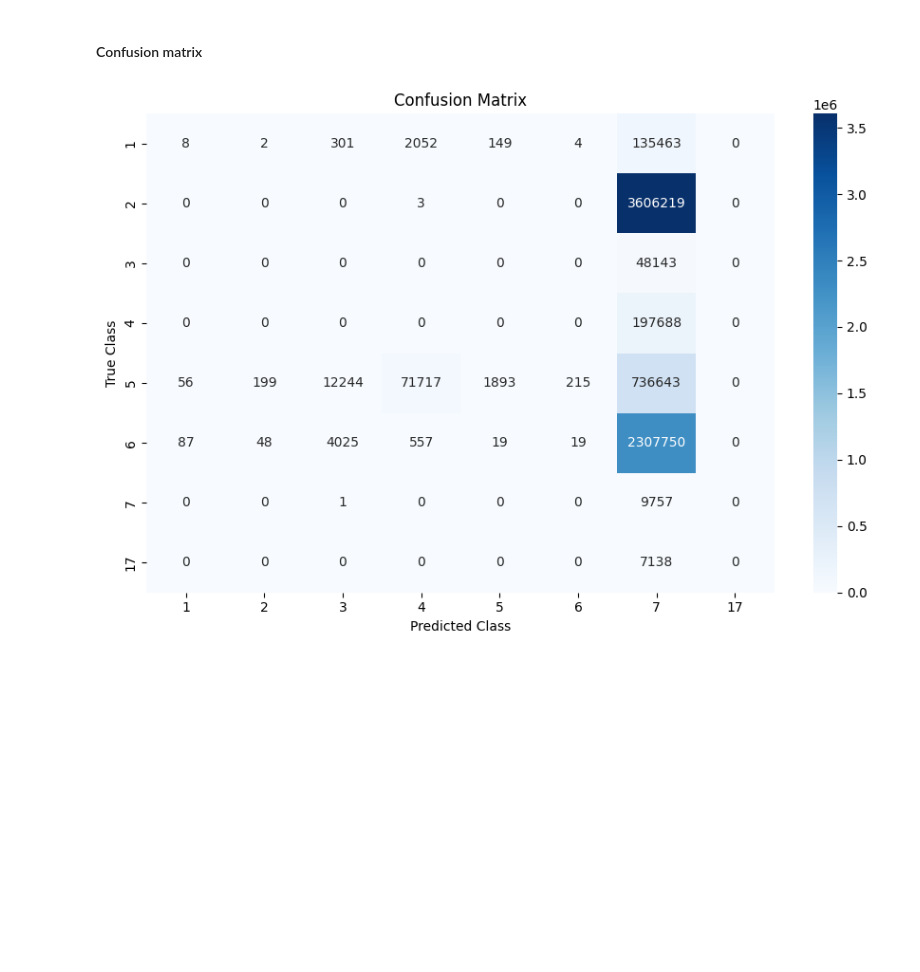
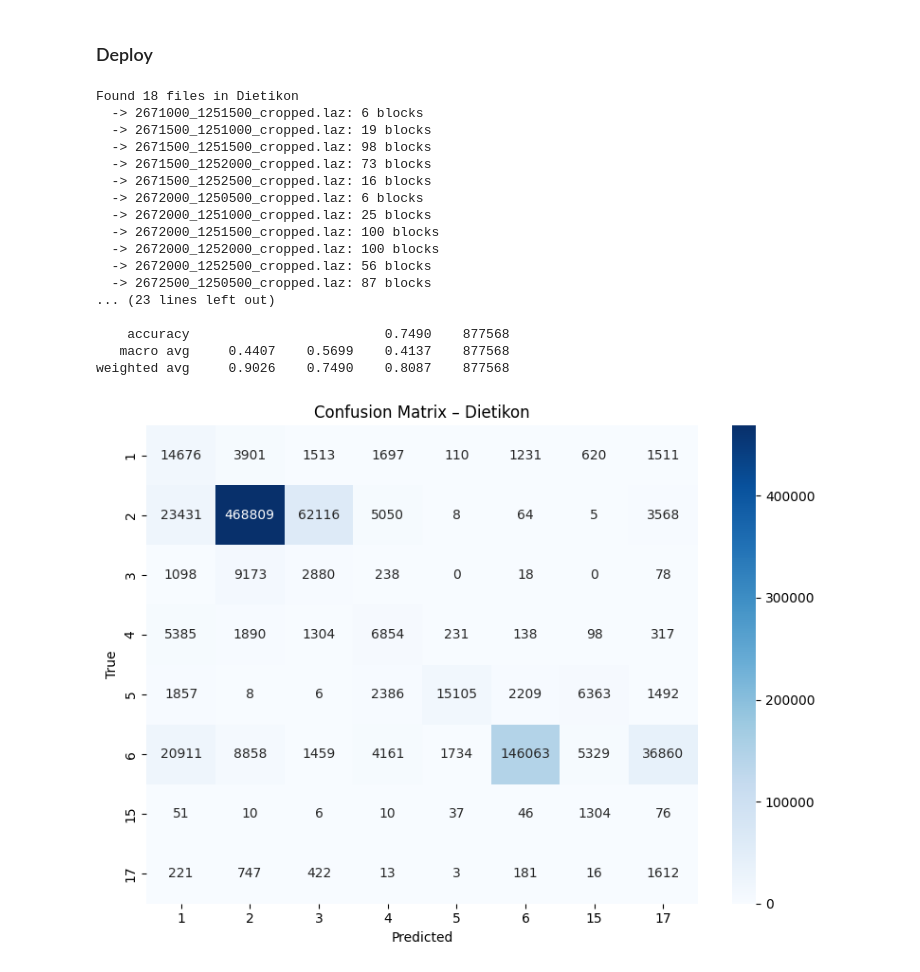
Before and after one commit to NicolaNoger/Point-Cloud_Segmentation, a Jupyter notebook: code/sandbox_3.ipynb, the cells around one changed output. Cells and saved outputs as stored; diff of their text form; code cells hidden in the pictures; blank space fills up the shorter version.

Commit message:
adjusted models + test file cutting for all municipalities

```diff
--- a/code/sandbox_3.ipynb
+++ b/code/sandbox_3.ipynb
@@ -708,26 +469,2 @@ weighted avg       0.13      0.00      0.00   7142400
-# %% [markdown]
-#### Confusion matrix
-# %%
-# Flatten labels
-y2_true = y2_true_flat
-y2_pred_flat = y2_pred_labels.flatten()
-
-# Get inverse label map for display
-inv_label_map = {v: k for k, v in label_map.items()}
-labels = sorted(inv_label_map.keys())
-
-# Compute confusion matrix
-cm = confusion_matrix(y2_true, y2_pred_flat, labels=labels)
-
-# Plot
-plt.figure(figsize=(9, 6))
-sns.heatmap(cm, annot=True, fmt="d", cmap="Blues",
-            xticklabels=[f"{inv_label_map[i]}" for i in labels],
-            yticklabels=[f"{inv_label_map[i]}" for i in labels])
-plt.title("Confusion Matrix")
-plt.xlabel("Predicted Class")
-plt.ylabel("True Class")
-plt.tight_layout()
-plt.show()
-# %% [output]
-[figure, removed]
+# %% [markdown]
+### Deploy
@@ -733,0 +591,35 @@ plt.show()
+# %%
+X_test, y_test = load_city_blocks(
+    municipality_name="Dietikon",
+    base_folder=r"C:/Users/flori/Desktop/pa-1_data/clipped_files",
+    N_POINTS=1024,
+    scaler=scaler,
+    label_map=label_map
+)
+
+evaluate_city(
+    municipality_name="Dietikon",
+    X_test=X_test,
+    y_test=y_test,
+    model=model,
+    label_map=label_map
+)
+# %% [output]
+Found 18 files in Dietikon
+  -> 2671000_1251500_cropped.laz: 6 blocks
+  -> 2671500_1251000_cropped.laz: 19 blocks
+  -> 2671500_1251500_cropped.laz: 98 blocks
+  -> 2671500_1252000_cropped.laz: 73 blocks
+  -> 2671500_1252500_cropped.laz: 16 blocks
+  -> 2672000_1250500_cropped.laz: 6 blocks
+  -> 2672000_1251000_cropped.laz: 25 blocks
+  -> 2672000_1251500_cropped.laz: 100 blocks
+  -> 2672000_1252000_cropped.laz: 100 blocks
+  -> 2672000_1252500_cropped.laz: 56 blocks
+  -> 2672500_1250500_cropped.laz: 87 blocks
+... (23 lines left out)
+
+    accuracy                         0.7490    877568
+   macro avg     0.4407    0.5699    0.4137    877568
+weighted avg     0.9026    0.7490    0.8087    877568
+[figure, added]
```
Also changed, not shown: parts of 35 cells of this notebook, 4 other files.
